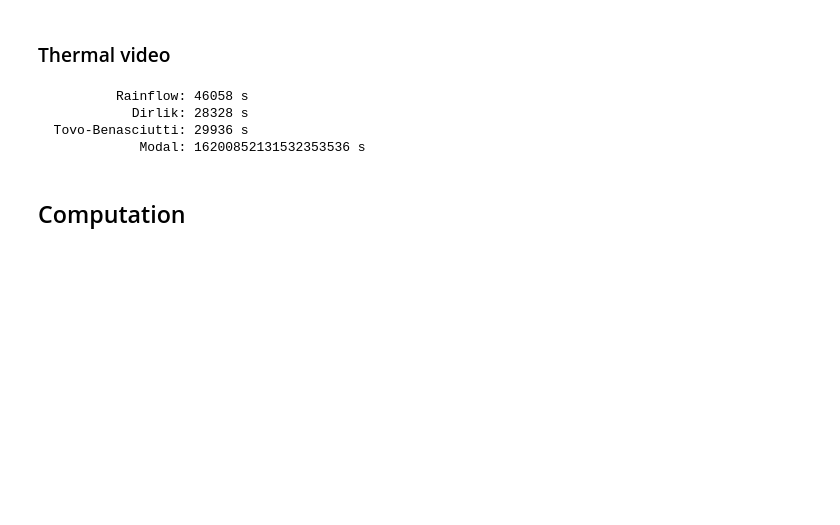
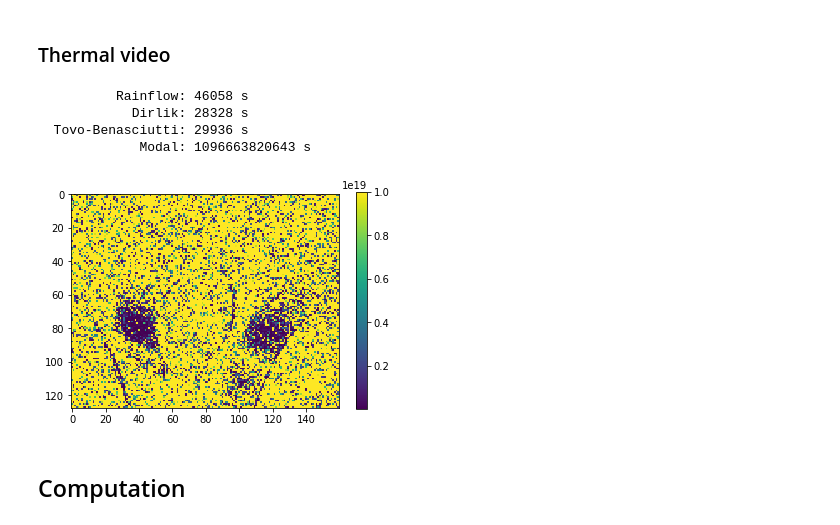
Before and after one commit to LolloCappo/IR_FLife, a Jupyter notebook: Main.ipynb, the cells around one changed output. Saved outputs shown, nothing was run; the diff lists cells and outputs as text; code cells hidden in the pictures; blank space fills up the shorter version.

```diff
--- a/Main.ipynb
+++ b/Main.ipynb
@@ -16,17 +20,13 @@ from tqdm import tqdm
 filename = './data/rec.sfmov'
 fs = 400
 dt = 1 / fs
-
-k = 6.51 # slope endurance curve
-B = 800.26 # endurance curve
-C = B**k
 
 data = sfmov.get_data(filename)
 km = 1.2 * 10**(-8)
 stress = 10 * (data / km ) * 10**-6 # stress amplitude in MPa
 
 location = 39,79,3,3 #vert mode area
-f = 33 # [54, 56] # HZ
+f = 55 # [54, 56] # HZ
 # %%
 tdata = ThermalData(stress, dt)
 # %%
@@ -43,5 +43,5 @@ print(f'             Modal: {m:4.0f} s')
           Rainflow: 46058 s
             Dirlik: 28328 s
   Tovo-Benasciutti: 29936 s
-             Modal: 16200852131532353536 s
+             Modal: 1096663820643 s
 # %%
@@ -51,3 +50,10 @@ tb = tdata.get_life(C, k, 'TovoBenasciutti')
+# %%
+plt.figure()
+plt.imshow(m)
+plt.colorbar()
+plt.clim(1e10,1e19)
+# %% [output]
+[figure, added]
 # %% [markdown]
 ## Computation
 # %%
```
Also changed, not shown: parts of 9 cells of this notebook.
